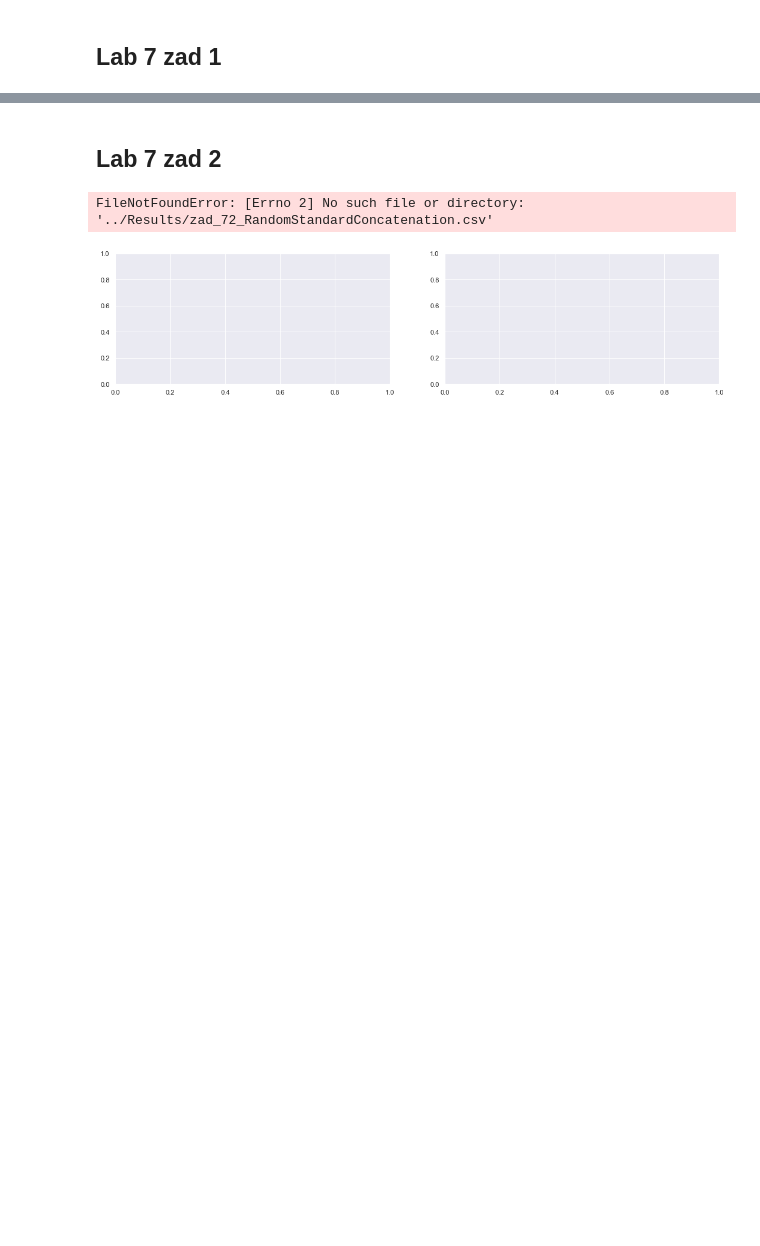
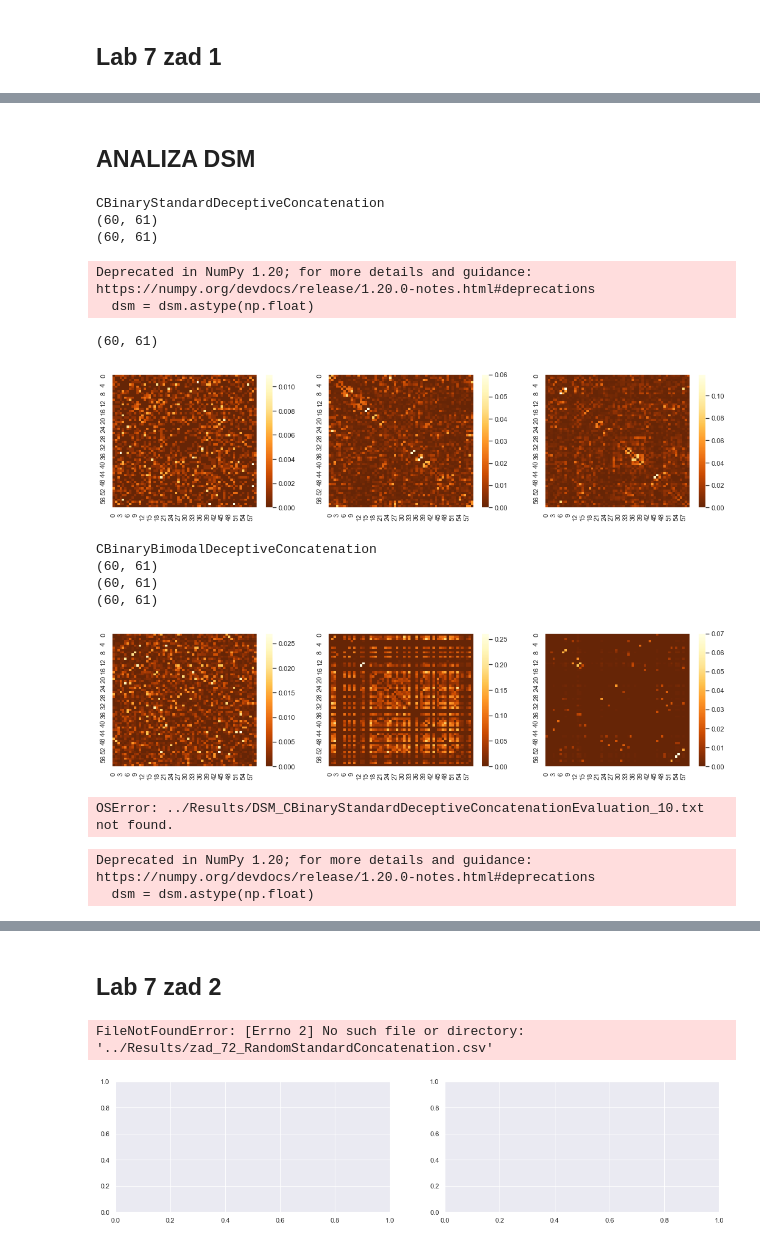
Before and after one commit to Robertpawelh/metaheuristics_lab_3, a Jupyter notebook: python_scripts/Lab2Plots.ipynb, the cells around one changed output, grey strips where cells are left out. Saved outputs shown, nothing was run; the diff lists cells and outputs as text; code cells hidden in the pictures; blank space fills up the shorter version.

```diff
--- a/python_scripts/Lab2Plots.ipynb
+++ b/python_scripts/Lab2Plots.ipynb
@@ -593,0 +637,50 @@ bestFFE
+# %% [markdown]
+## ANALIZA DSM
+# %%
+iterations = [0, 10, 20]
+
+def visualize_dsm(problem_names):
+    for index, (problem_k, problem_genes) in enumerate(problem_names.items()):
+        fig, ax = plt.subplots(1, len(iterations), figsize=(18, 4))
+        print(problem_k)
+        for iteration_id, iteration in enumerate(iterations):
+            dsm = np.loadtxt(f'../Results/DSM_{problem_k}Evaluation_{problem_genes}_{iteration}_UniformCrossover.txt', delimiter=' ', dtype=str)
+            print(dsm.shape)
+            dsm = dsm[:, :dsm.shape[1]-1]
+            dsm = dsm.astype(np.float)
+
+            for i in range(dsm.shape[0]):
+                dsm[i, i] = 0
+
+            #ax[iteration_id].plot([1,2], [1,2])
+            g = sns.heatmap(dsm, fmt='g', cmap="YlOrBr_r", ax=ax[iteration_id])
+            #ax[index].imshow(dsm, cmap='hot', interpolation='nearest')
+
+        plt.show()
+# %%
+problem_names = {
+    'CBinaryStandardDeceptiveConcatenation': 60,
+    #'RandomBinaryStandardDeceptiveConcatenation':  30,
+    'CBinaryBimodalDeceptiveConcatenation':  60,
+    #'RandomBinaryBimodalDeceptiveConcatenation':  100
+}
+
+visualize_dsm(problem_names)
+# %% [output]
+CBinaryStandardDeceptiveConcatenation
+(60, 61)
+(60, 61)
+Deprecated in NumPy 1.20; for more details and guidance: https://numpy.org/devdocs/release/1.20.0-notes.html#deprecations
+  dsm = dsm.astype(np.float)
+(60, 61)
+[figure, added]
+CBinaryBimodalDeceptiveConcatenation
+(60, 61)
+(60, 61)
+(60, 61)
+[figure, added]
+# %%
+import numpy as np
+dsm = np.loadtxt(f'../Results/DSM_CBinaryStandardDeceptiveConcatenationEvaluation_10.txt', delimiter=' ', dtype=str)
+# %% [output]
+OSError: ../Results/DSM_CBinaryStandardDeceptiveConcatenationEvaluation_10.txt not found.
@@ -593,0 +689,5 @@ bestFFE
+# %%
+dsm = dsm.astype(np.float)
+# %% [output]
+Deprecated in NumPy 1.20; for more details and guidance: https://numpy.org/devdocs/release/1.20.0-notes.html#deprecations
+  dsm = dsm.astype(np.float)
```
Also changed, not shown: parts of 14 cells of this notebook, 6 other files.
